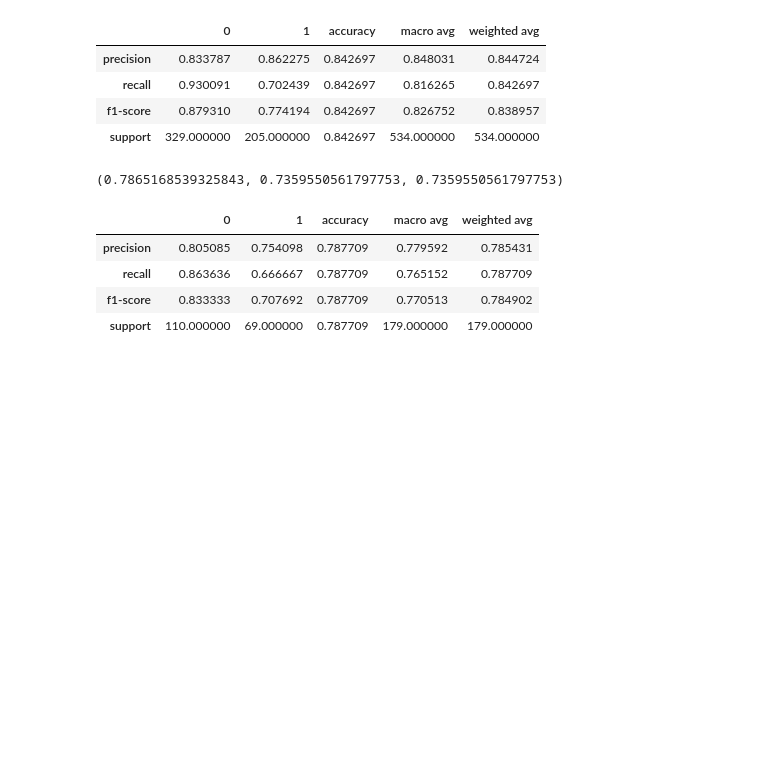
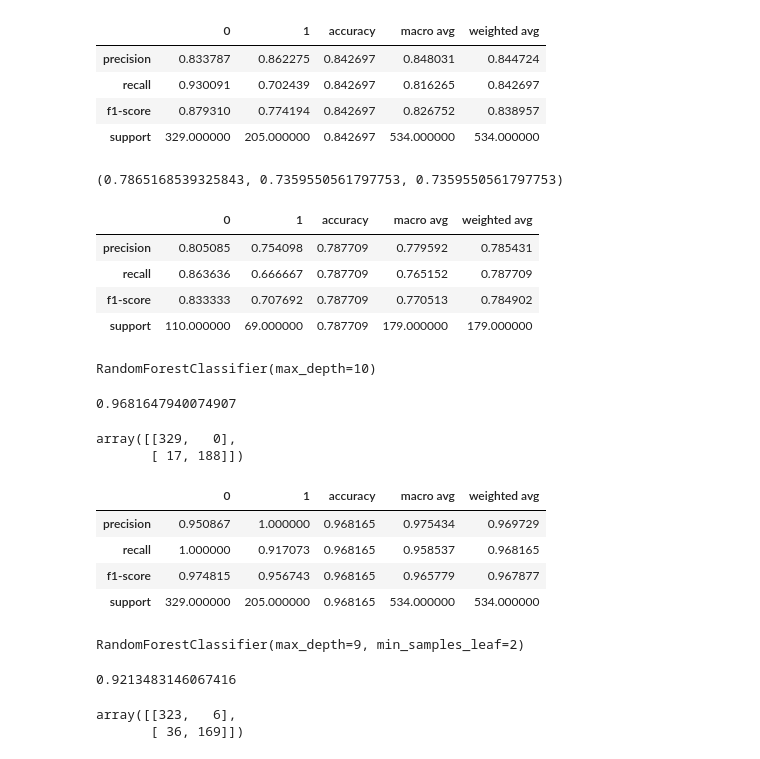
Before and after one commit to Gazizmakhanov/classification-exercises, a Jupyter notebook: model.ipynb, the cells around one changed output. Cells and saved outputs as stored; diff of their text form; code cells hidden in the pictures; blank space fills up the shorter version.

```diff
--- a/model.ipynb
+++ b/model.ipynb
@@ -170,3 +172,28 @@ pd.DataFrame(classification_report(y_test, test_acc,  output_dict=True))
 | recall | 0.863636 | 0.666667 | 0.787709 | 0.765152 | 0.787709 |
 | f1-score | 0.833333 | 0.707692 | 0.787709 | 0.770513 | 0.784902 |
 | support | 110.000000 | 69.000000 | 0.787709 | 179.000000 | 179.000000 |
+# %%
+rf=RandomForestClassifier(min_samples_leaf=1, max_depth=10)
+# %%
+rf.fit(x_train, y_train)
+# %% [output]
+RandomForestClassifier(max_depth=10)
+# %%
+rf.score(x_train, y_train)
+# %% [output]
+0.9681647940074907
+# %%
+y_pred4=rf.predict(x_train)
+# %%
+confusion_matrix(y_train, y_pred4)
+# %% [output]
+array([[329,   0],
+       [ 17, 188]])
+# %%
+pd.DataFrame(classification_report(y_train, y_pred4, output_dict=True))
+# %% [output]
+|  | 0 | 1 | accuracy | macro avg | weighted avg |
+| precision | 0.950867 | 1.000000 | 0.968165 | 0.975434 | 0.969729 |
+| recall | 1.000000 | 0.917073 | 0.968165 | 0.958537 | 0.968165 |
+| f1-score | 0.974815 | 0.956743 | 0.968165 | 0.965779 | 0.967877 |
+| support | 329.000000 | 205.000000 | 0.968165 | 534.000000 | 534.000000 |
@@ -172,0 +202,8 @@ pd.DataFrame(classification_report(y_test, test_acc,  output_dict=True))
+# %%
+rf1.fit(x_train, y_train)
+# %% [output]
+RandomForestClassifier(max_depth=9, min_samples_leaf=2)
+# %%
+rf1.score(x_train, y_train)
+# %% [output]
+0.9213483146067416
@@ -172,0 +212,5 @@ pd.DataFrame(classification_report(y_test, test_acc,  output_dict=True))
+# %%
+confusion_matrix(y_train, y_pred5)
+# %% [output]
+array([[323,   6],
+       [ 36, 169]])
```
Also changed, not shown: parts of 29 cells of this notebook.
